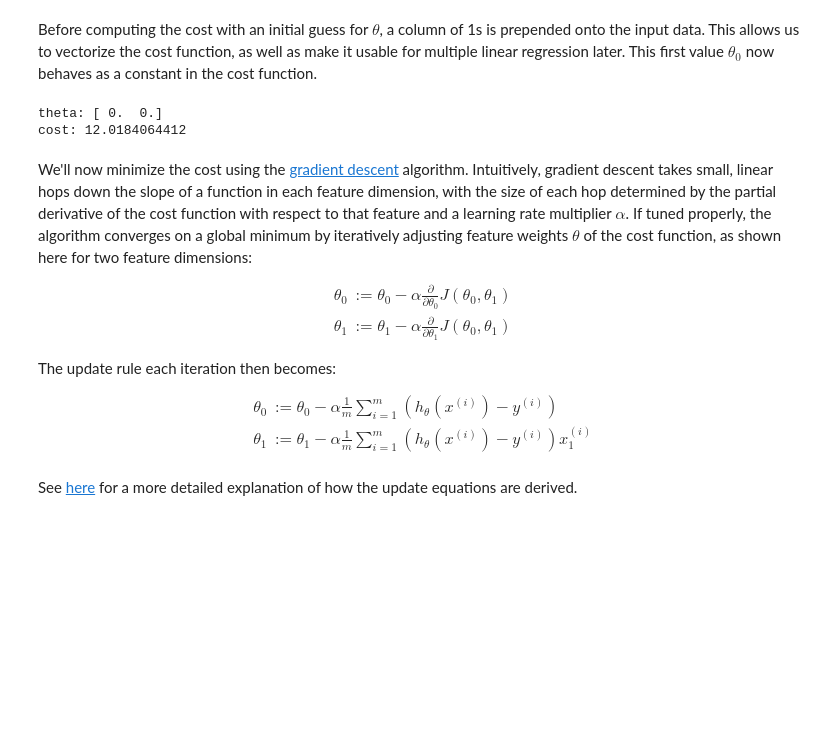
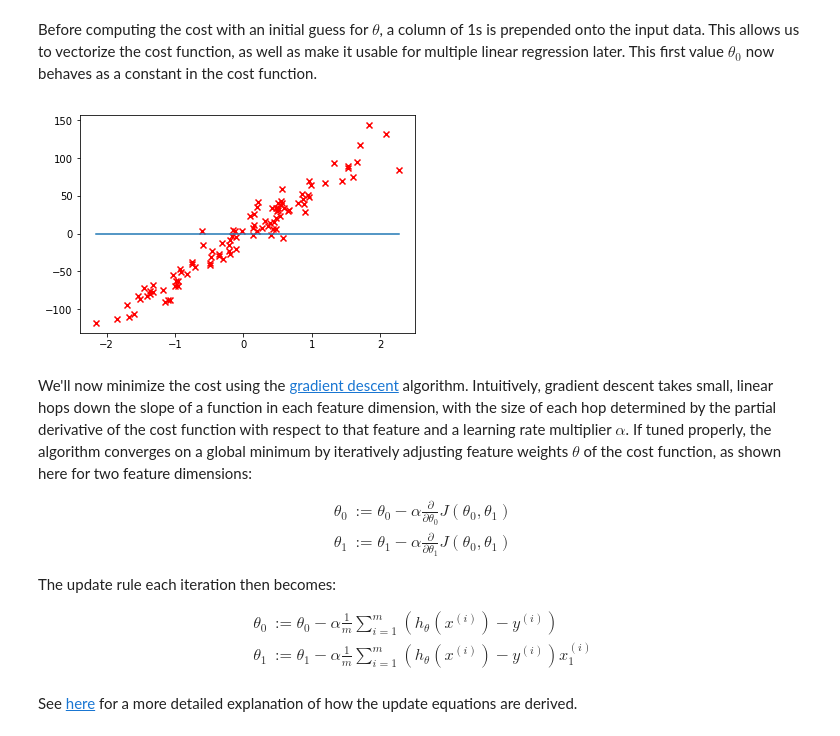
Before and after one commit to crsmithdev/notebooks, a Jupyter notebook: ml-linear-regression/ml-linear-regression.ipynb, the cells around one changed output. Cells and saved outputs as stored; diff of their text form; code cells hidden in the pictures; blank space fills up the shorter version.

```diff
--- a/ml-linear-regression/ml-linear-regression.ipynb
+++ b/ml-linear-regression/ml-linear-regression.ipynb
@@ -54,16 +57,14 @@ def compute_cost(X, y, theta):
 # %% [markdown]
 Before computing the cost with an initial guess for $\theta$, a column of 1s is prepended onto the input data.  This allows us to vectorize the cost function, as well as make it usable for multiple linear regression later.  This first value $\theta_0$ now behaves as a constant in the cost function.
-# %%
-theta = np.zeros(2)
-X = np.column_stack((np.ones(len(temps)), temps))
-y = rentals
-cost = compute_cost(X, y, theta)
-
-print('theta:', theta)
-print('cost:', cost)
-# %% [output]
-theta: [ 0.  0.]
-cost: 12.0184064412
+# %%
+def plot_regression(X, weights, bias):
+    samples = np.linspace(min(X), max(X))
+    plt.plot(samples, bias + weights * samples)
+
+plot(X, y)
+plot_regression(X, np.zeros(1), 0)
+# %% [output]
+[figure, added]
 # %% [markdown]
 We'll now minimize the cost using the [gradient descent](https://en.wikipedia.org/wiki/Gradient_descent) algorithm.  Intuitively, gradient descent takes small, linear hops down the slope of a function in each feature dimension, with the size of each hop determined by the partial derivative of the cost function with respect to that feature and a learning rate multiplier $\alpha$.  If tuned properly, the algorithm converges on a global minimum by iteratively adjusting feature weights $\theta$ of the cost function, as shown here for two feature dimensions:
 
```
Also changed, not shown: parts of 18 cells of this notebook.
